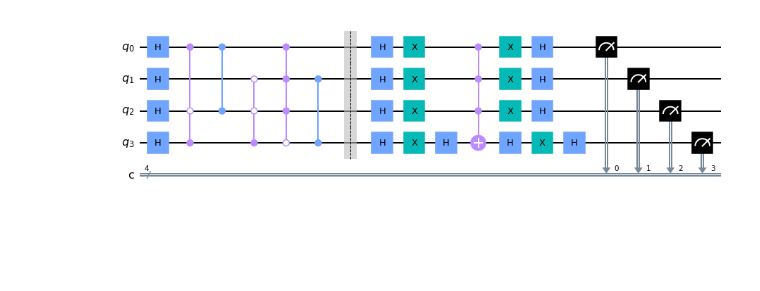
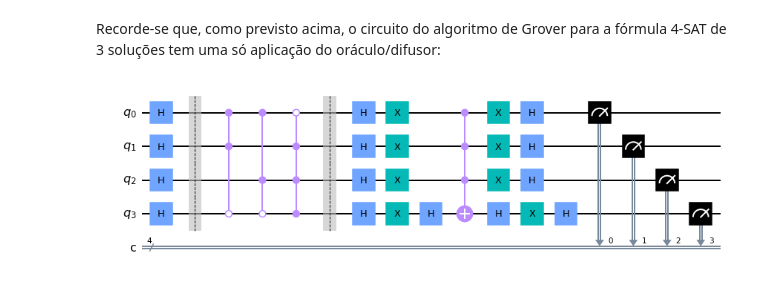
Before and after one commit to rockbmb/ic2021_2022, a Jupyter notebook: Projeto/grupo_1.ipynb, the cells around one changed output. Saved outputs shown, nothing was run; the diff lists cells and outputs as text; code cells hidden in the pictures; blank space fills up the shorter version.

Commit message:
Complete quantum computing Grover assignment and report

```diff
--- a/Projeto/grupo_1.ipynb
+++ b/Projeto/grupo_1.ipynb
@@ -26,0 +118,2 @@ def execute_circuit_2(qc, shots=1024, decimal=False):
+# %%
+foursat_oracle = PhaseOracle.from_dimacs_file("4sat.dimacs")
@@ -26,0 +134,9 @@ def execute_circuit_2(qc, shots=1024, decimal=False):
+# %%
+def count_solutions(oracle_circ):
+    k = 0
+    for bstr in generate_binary_strings(oracle_circ.num_qubits):
+        # A "endianness" da bitstring precisa ser invertida para este método!
+        if oracle_circ.evaluate_bitstring(bstr[::-1]):
+            k += 1
+
+    return k
@@ -118,26 +250,0 @@ count_solutions(oracle)
-# %%
-from math import sqrt, ceil, floor, pi
-
-def my_grover(oracle_circ, iterations = 2):
-    nqubits = oracle_circ.num_qubits
-
-    qr = QuantumRegister(nqubits, 'q')
-    cr = ClassicalRegister(nqubits, 'c')
-
-    qc = QuantumCircuit(qr, cr)
-
-    qc.h(qr)
-
-    k = count_solutions(oracle_circ)
-    N = 2**nqubits
-
-    sqrtN = floor(pi/4 * sqrt(N/k))
-
-    iterations=sqrtN
-    for j in range(iterations):
-        qc = qc.compose(oracle_circ)
-        qc.barrier()
-        qc = qc.compose(diffusion_operator_new(qr))
-
-    qc.measure(qr, cr)
-    return qc
@@ -144,5 +325,7 @@ def my_grover(oracle_circ, iterations = 2):
+# %% [markdown]
+Recorde-se que, como previsto acima, o circuito do algoritmo de Grover para a fórmula 4-SAT de 3 soluções tem uma só aplicação do oráculo/difusor:
 # %%
-qc = my_grover(oracle)
-qc.draw(output="mpl")
+qc = my_grover(foursat_oracle)
+display(qc.draw(output="mpl"))
 # %% [output]
-[figure, old version]
+[figure, new version]
```
Also changed, not shown: parts of 63 cells of this notebook, 2 other files.
